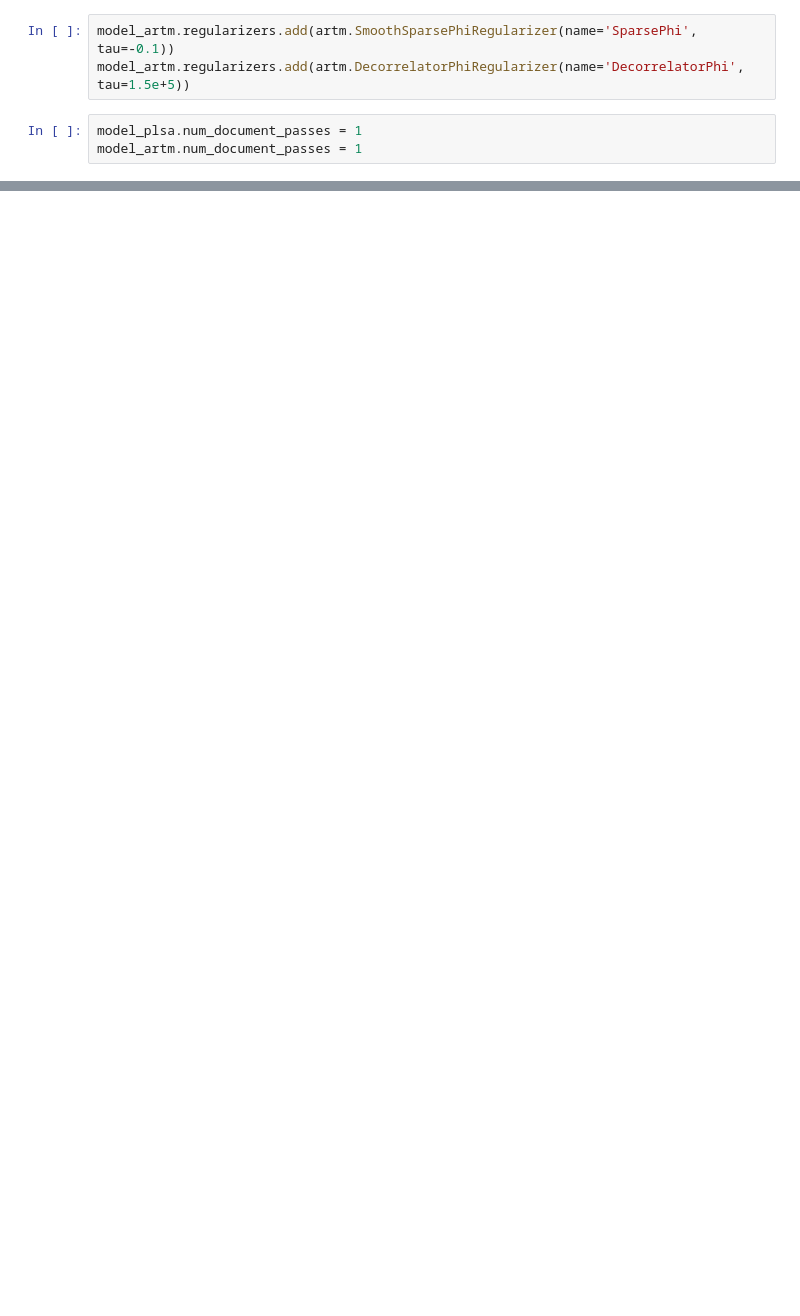
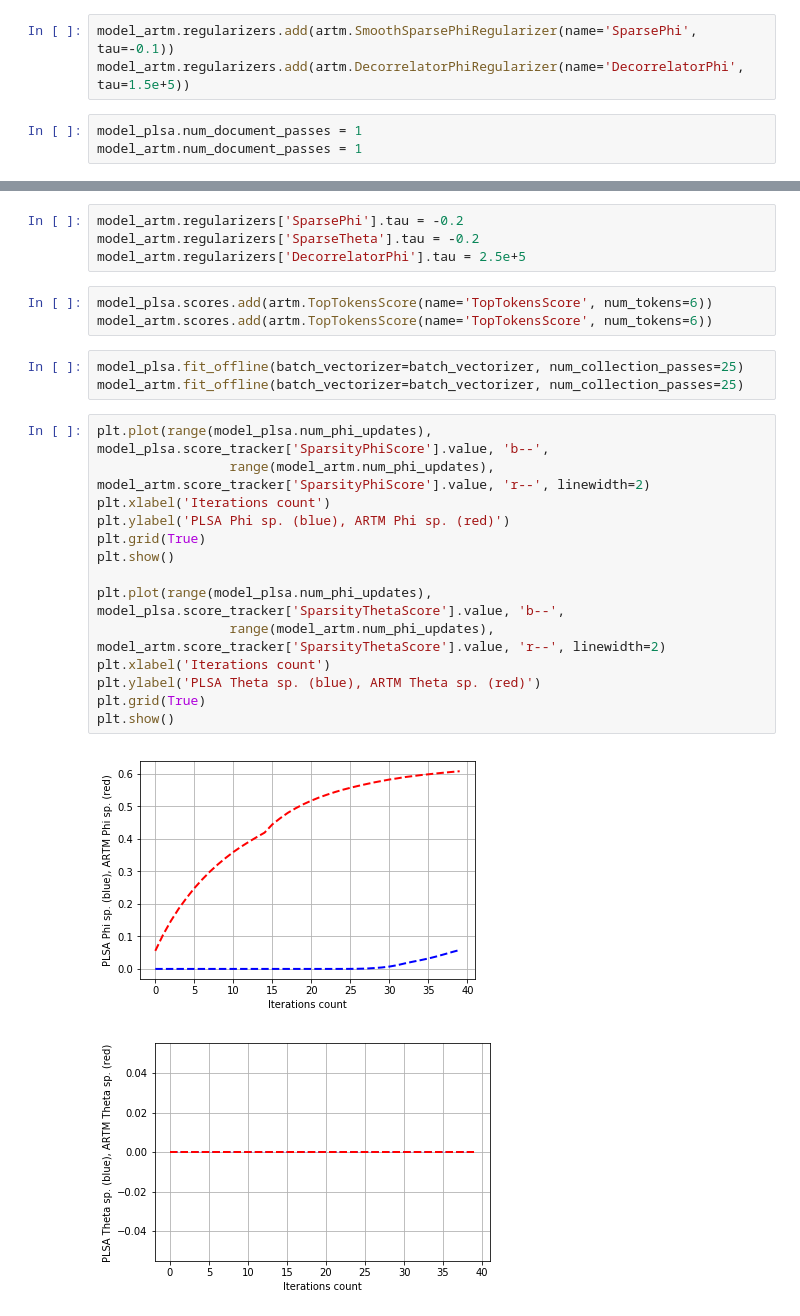
Before and after one commit to Kirmark/bachelor-qualification-work, a Jupyter notebook: application/models/create_model.ipynb, the cells around one changed output, grey strips where cells are left out. Cells and saved outputs as stored; diff of their text form; blank space fills up the shorter version.

```diff
--- a/application/models/create_model.ipynb
+++ b/application/models/create_model.ipynb
@@ -69,0 +141,27 @@ InvalidOperationException: TopicKernelScoreConfig.class_id @default_class does n
+# %%
+model_artm.regularizers['SparsePhi'].tau = -0.2
+model_artm.regularizers['SparseTheta'].tau = -0.2
+model_artm.regularizers['DecorrelatorPhi'].tau = 2.5e+5
+# %%
+model_plsa.scores.add(artm.TopTokensScore(name='TopTokensScore', num_tokens=6))
+model_artm.scores.add(artm.TopTokensScore(name='TopTokensScore', num_tokens=6))
+# %%
+model_plsa.fit_offline(batch_vectorizer=batch_vectorizer, num_collection_passes=25)
+model_artm.fit_offline(batch_vectorizer=batch_vectorizer, num_collection_passes=25)
+# %%
+plt.plot(range(model_plsa.num_phi_updates), model_plsa.score_tracker['SparsityPhiScore'].value, 'b--',
+                 range(model_artm.num_phi_updates), model_artm.score_tracker['SparsityPhiScore'].value, 'r--', linewidth=2)
+plt.xlabel('Iterations count')
+plt.ylabel('PLSA Phi sp. (blue), ARTM Phi sp. (red)')
+plt.grid(True)
+plt.show()
+
+plt.plot(range(model_plsa.num_phi_updates), model_plsa.score_tracker['SparsityThetaScore'].value, 'b--',
+                 range(model_artm.num_phi_updates), model_artm.score_tracker['SparsityThetaScore'].value, 'r--', linewidth=2)
+plt.xlabel('Iterations count')
+plt.ylabel('PLSA Theta sp. (blue), ARTM Theta sp. (red)')
+plt.grid(True)
+plt.show()
+# %% [output]
+[figure, added]
+[figure, added]
```
Also changed, not shown: parts of 11 cells of this notebook, 4 other files.
